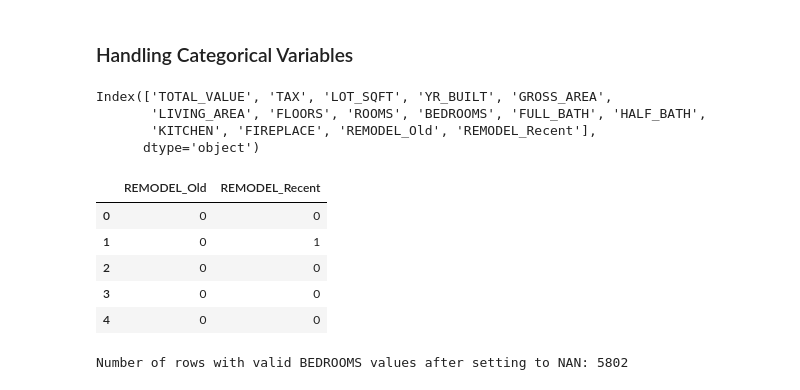
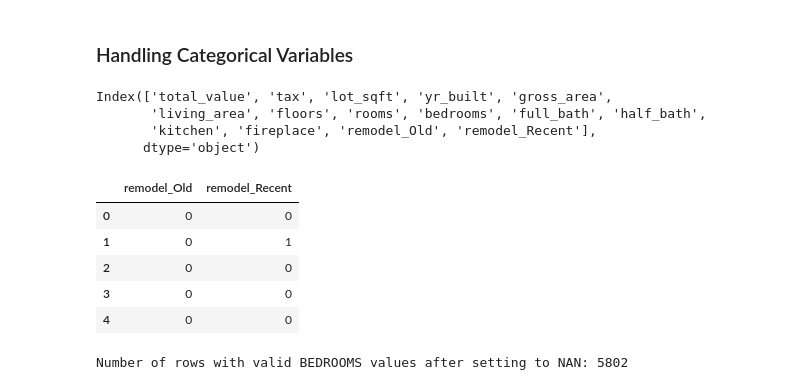
Before and after one commit to alextanhongpin/data-mining-for-business-analytics, a Jupyter notebook: 01_basic.ipynb, the cells around one changed output. Cells and saved outputs as stored; diff of their text form; code cells hidden in the pictures.

```diff
--- a/01_basic.ipynb
+++ b/01_basic.ipynb
@@ -18,5 +86,5 @@ housing_df.head()
 # %%
 # Rename columns: replace spaces with '_' to allow dot notation.
-housing_df.columns = [s.strip().replace(" ", "_") for s in housing_df.columns]
+housing_df.columns = [s.strip().replace(" ", "_").lower() for s in housing_df.columns]
 housing_df.head()
 # %% [output]
@@ -127,10 +174,10 @@ housing_df.REMODEL.describe(), housing_df.REMODEL.unique()
  array(['None', 'Recent', 'Old'], dtype=object))
 # %%
-# REMODEL needs to be convered to a categorical variable.
-housing_df.REMODEL = housing_df.REMODEL.astype("category")
+# REMODEL needs to be converted from object to a categorical variable.
+housing_df.remodel = housing_df.remodel.astype("category")
 
 # Show number of categories
-housing_df.REMODEL.cat.categories
+housing_df.remodel.cat.categories
 # %% [output]
 Index(['None', 'Old', 'Recent'], dtype='object')
 # %%
@@ -145,14 +192,14 @@ CategoricalDtype(categories=['None', 'Old', 'Recent'], ordered=False)
 housing_df = pd.get_dummies(housing_df, prefix_sep="_", drop_first=True)
 housing_df.columns
 # %% [output]
-Index(['TOTAL_VALUE', 'TAX', 'LOT_SQFT', 'YR_BUILT', 'GROSS_AREA',
-       'LIVING_AREA', 'FLOORS', 'ROOMS', 'BEDROOMS', 'FULL_BATH', 'HALF_BATH',
-       'KITCHEN', 'FIREPLACE', 'REMODEL_Old', 'REMODEL_Recent'],
+Index(['total_value', 'tax', 'lot_sqft', 'yr_built', 'gross_area',
+       'living_area', 'floors', 'rooms', 'bedrooms', 'full_bath', 'half_bath',
+       'kitchen', 'fireplace', 'remodel_Old', 'remodel_Recent'],
       dtype='object')
 # %%
-housing_df.loc[:, "REMODEL_Old":"REMODEL_Recent"].head(5)
+housing_df.loc[:, "remodel_Old":"remodel_Recent"].head(5)
 # %% [output]
-|  | REMODEL_Old | REMODEL_Recent |
+|  | remodel_Old | remodel_Recent |
 | 0 | 0 | 0 |
 | 1 | 0 | 1 |
 | 2 | 0 | 0 |
```
Also changed, not shown: parts of 21 cells of this notebook.
